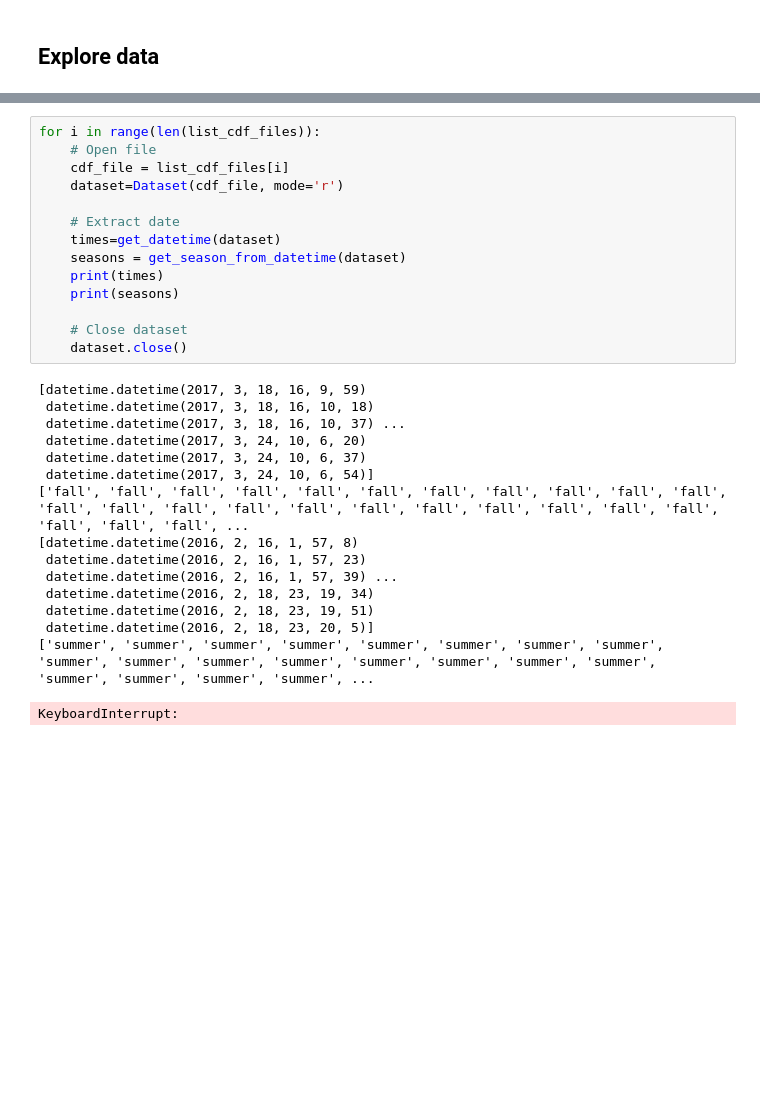
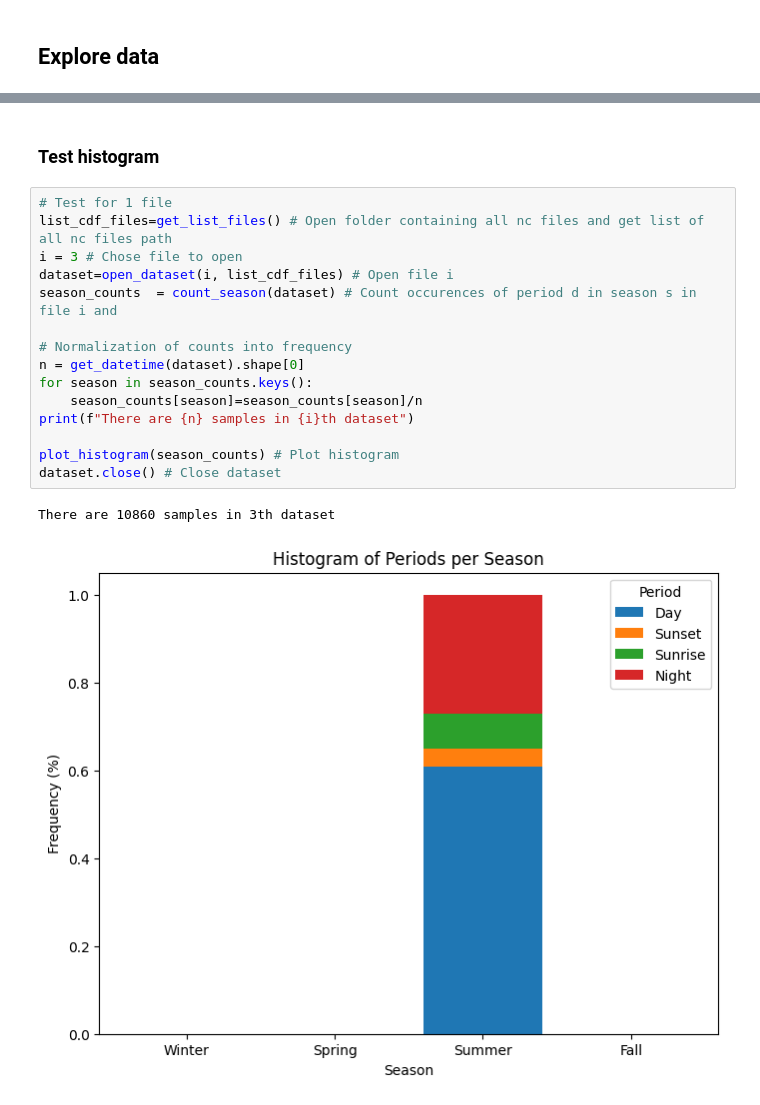
Before and after one commit to EliiseNicolas/Active-acoustic-datasets-analysis, a Jupyter notebook: src/open_netCDF.ipynb, the cells around one changed output, grey strips where cells are left out. Cells and saved outputs as stored; diff of their text form; blank space fills up the shorter version.

```diff
--- a/src/open_netCDF.ipynb
+++ b/src/open_netCDF.ipynb
@@ -143,30 +34,20 @@ dataset.close()
-# %%
-for i in range(len(list_cdf_files)):
-    # Open file
-    cdf_file = list_cdf_files[i]
-    dataset=Dataset(cdf_file, mode='r')
-
-    # Extract date
-    times=get_datetime(dataset)
-    seasons = get_season_from_datetime(dataset)
-    print(times)
-    print(seasons)
-
-    # Close dataset
-    dataset.close()
-# %% [output]
-[datetime.datetime(2017, 3, 18, 16, 9, 59)
- datetime.datetime(2017, 3, 18, 16, 10, 18)
- datetime.datetime(2017, 3, 18, 16, 10, 37) ...
- datetime.datetime(2017, 3, 24, 10, 6, 20)
- datetime.datetime(2017, 3, 24, 10, 6, 37)
- datetime.datetime(2017, 3, 24, 10, 6, 54)]
-['fall', 'fall', 'fall', 'fall', 'fall', 'fall', 'fall', 'fall', 'fall', 'fall', 'fall', 'fall', 'fall', 'fall', 'fall', 'fall', 'fall', 'fall', 'fall', 'fall', 'fall', 'fall', 'fall', 'fall', 'fall', ...
-[datetime.datetime(2016, 2, 16, 1, 57, 8)
- datetime.datetime(2016, 2, 16, 1, 57, 23)
- datetime.datetime(2016, 2, 16, 1, 57, 39) ...
- datetime.datetime(2016, 2, 18, 23, 19, 34)
- datetime.datetime(2016, 2, 18, 23, 19, 51)
- datetime.datetime(2016, 2, 18, 23, 20, 5)]
-['summer', 'summer', 'summer', 'summer', 'summer', 'summer', 'summer', 'summer', 'summer', 'summer', 'summer', 'summer', 'summer', 'summer', 'summer', 'summer', 'summer', 'summer', 'summer', 'summer', ...
-KeyboardInterrupt:
+# %% [markdown]
+### **Test histogram**
+# %%
+# Test for 1 file
+list_cdf_files=get_list_files() # Open folder containing all nc files and get list of all nc files path
+i = 3 # Chose file to open
+dataset=open_dataset(i, list_cdf_files) # Open file i
+season_counts  = count_season(dataset) # Count occurences of period d in season s in file i and
+
+# Normalization of counts into frequency
+n = get_datetime(dataset).shape[0]
+for season in season_counts.keys():
+    season_counts[season]=season_counts[season]/n
+print(f"There are {n} samples in {i}th dataset")
+
+plot_histogram(season_counts) # Plot histogram
+dataset.close() # Close dataset
+# %% [output]
+There are 10860 samples in 3th dataset
+[figure, added]
```
Also changed, not shown: parts of 20 cells of this notebook, 1 other file.
